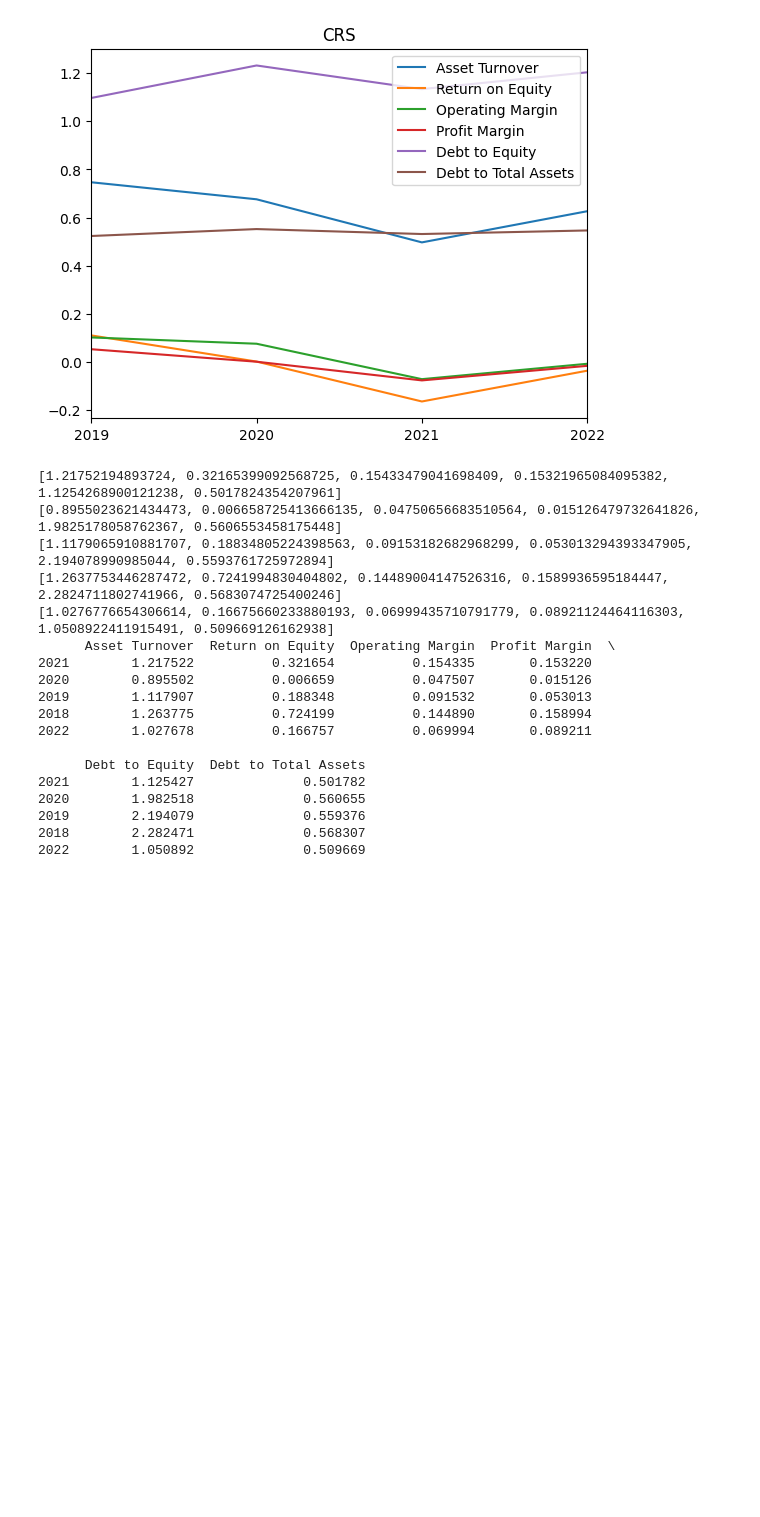
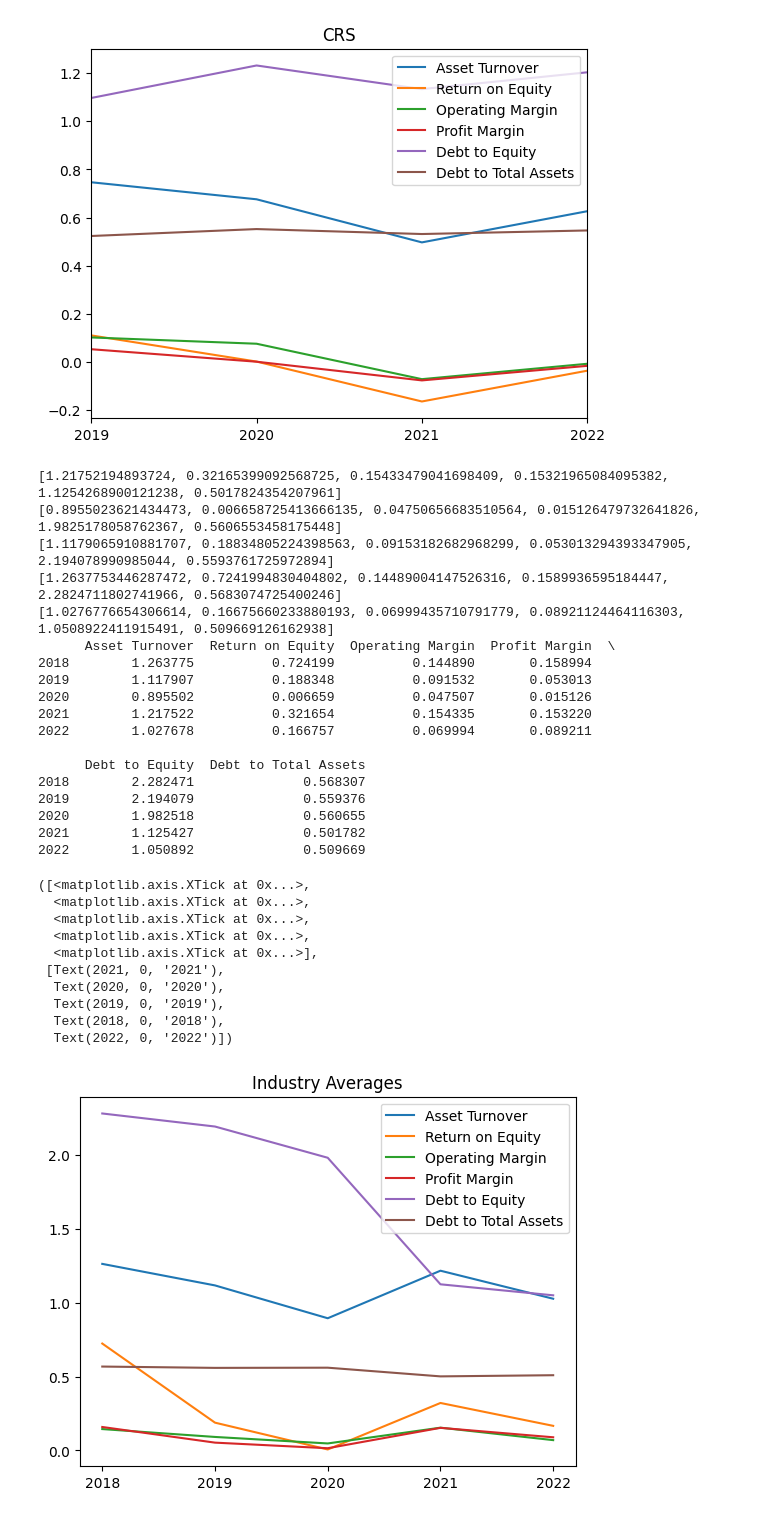
Before and after one commit to michaelwaves/Company-Ratio-Plotter, a Jupyter notebook: get_stock_data.ipynb, the cells around one changed output. Cells and saved outputs as stored; diff of their text form; code cells hidden in the pictures; blank space fills up the shorter version.

```diff
--- a/get_stock_data.ipynb
+++ b/get_stock_data.ipynb
@@ -61,39 +61,64 @@ Debt to Total Assets   0.546261   0.531401   0.552027   0.523151
 [figure]
 [figure]
 # %%
+#combine company dataframes
 dataframe = pd.concat(dataframes, axis = 0)
 ratio_names = dataframe.columns
-#print(dataframe.iloc[:,0])
+
+#empty dict to hold average ratios
 avg_dict = {}
-for year in list(dict.fromkeys(dataframe.index.year)):
-    avgs = []
-    df_current = dataframe[dataframe.index.year==year]
-    ratios = list(df_current.columns)
+
+#list of years in large dataframe
+years = list(dict.fromkeys(dataframe.index.year))
+
+for year in years:
+    avgs = [] #initialize empty list for average ratios
+    df_current = dataframe[dataframe.index.year==year] #filter out rows with current year as year
+    ratios = list(df_current.columns) #ratios to calculate
     for ratio in ratios:
-        avgs.append(df_current[ratio].mean())
-    avg_dict[year] = avgs
-    print(avgs)
+        avgs.append(df_current[ratio].mean()) #calculate and append average ratio to avgs
+    avg_dict[year] = avgs #add avgs list to dictionary
+    #print(avgs)
 
 avg_df = pd.DataFrame.from_dict(avg_dict, orient = 'index',columns = ratio_names )
-print(avg_df)
+avg_df.sort_index(axis =0, inplace = True)
+#print(avg_df)
+
+#plot
+title = 'Industry Averages'
 avg_df.plot(kind = 'line')
-matplotlib.pyplot.title('Industry Averages')
+matplotlib.pyplot.title(title)
+matplotlib.pyplot.xticks(years)
+
+#export image
+matplotlib.pyplot.savefig(f'{title}.png')
 # %% [output]
 [1.21752194893724, 0.32165399092568725, 0.15433479041698409, 0.15321965084095382, 1.1254268900121238, 0.5017824354207961]
 [0.8955023621434473, 0.006658725413666135, 0.04750656683510564, 0.015126479732641826, 1.9825178058762367, 0.5606553458175448]
 [1.1179065910881707, 0.18834805224398563, 0.09153182682968299, 0.053013294393347905, 2.194078990985044, 0.5593761725972894]
 [1.2637753446287472, 0.7241994830404802, 0.14489004147526316, 0.1589936595184447, 2.2824711802741966, 0.5683074725400246]
 [1.0276776654306614, 0.16675660233880193, 0.06999435710791779, 0.08921124464116303, 1.0508922411915491, 0.509669126162938]
       Asset Turnover  Return on Equity  Operating Margin  Profit Margin  \
+2018        1.263775          0.724199          0.144890       0.158994
+2019        1.117907          0.188348          0.091532       0.053013
+2020        0.895502          0.006659          0.047507       0.015126
 2021        1.217522          0.321654          0.154335       0.153220
-2020        0.895502          0.006659          0.047507       0.015126
-2019        1.117907          0.188348          0.091532       0.053013
-2018        1.263775          0.724199          0.144890       0.158994
 2022        1.027678          0.166757          0.069994       0.089211
 
       Debt to Equity  Debt to Total Assets
+2018        2.282471              0.568307
+2019        2.194079              0.559376
+2020        1.982518              0.560655
 2021        1.125427              0.501782
-2020        1.982518              0.560655
-2019        2.194079              0.559376
-2018        2.282471              0.568307
 2022        1.050892              0.509669
+([<matplotlib.axis.XTick at 0x...>,
+  <matplotlib.axis.XTick at 0x...>,
+  <matplotlib.axis.XTick at 0x...>,
+  <matplotlib.axis.XTick at 0x...>,
+  <matplotlib.axis.XTick at 0x...>],
+ [Text(2021, 0, '2021'),
+  Text(2020, 0, '2020'),
+  Text(2019, 0, '2019'),
+  Text(2018, 0, '2018'),
+  Text(2022, 0, '2022')])
+[figure, added]
```
Also changed, not shown: parts of 1 cell of this notebook.
